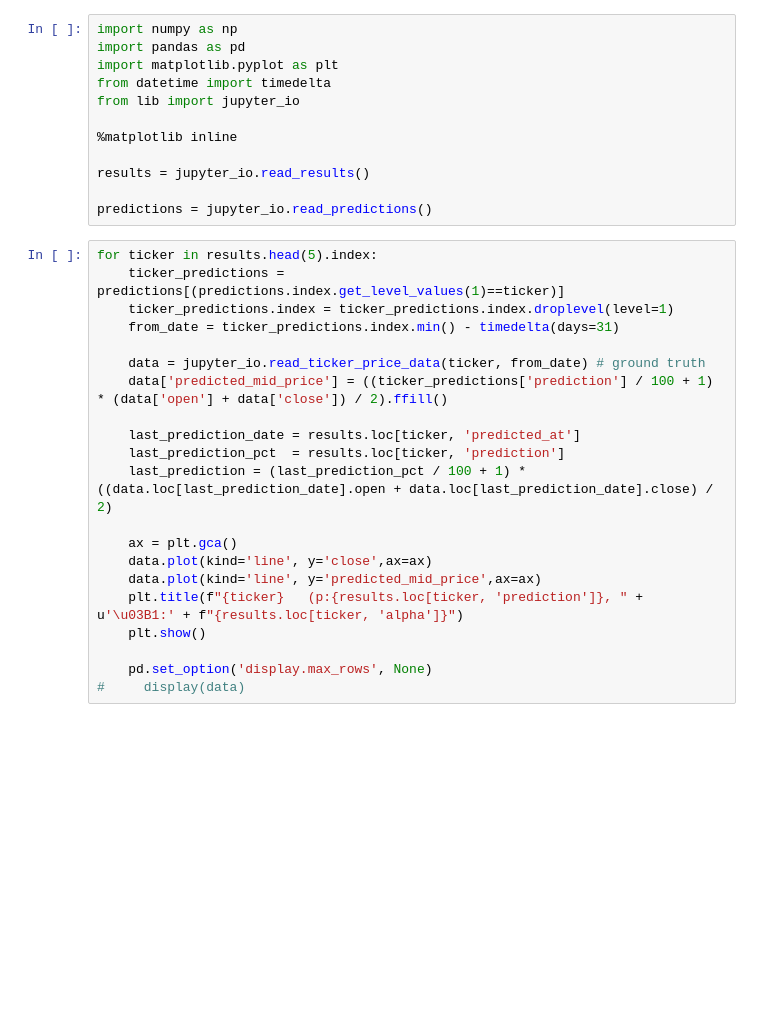
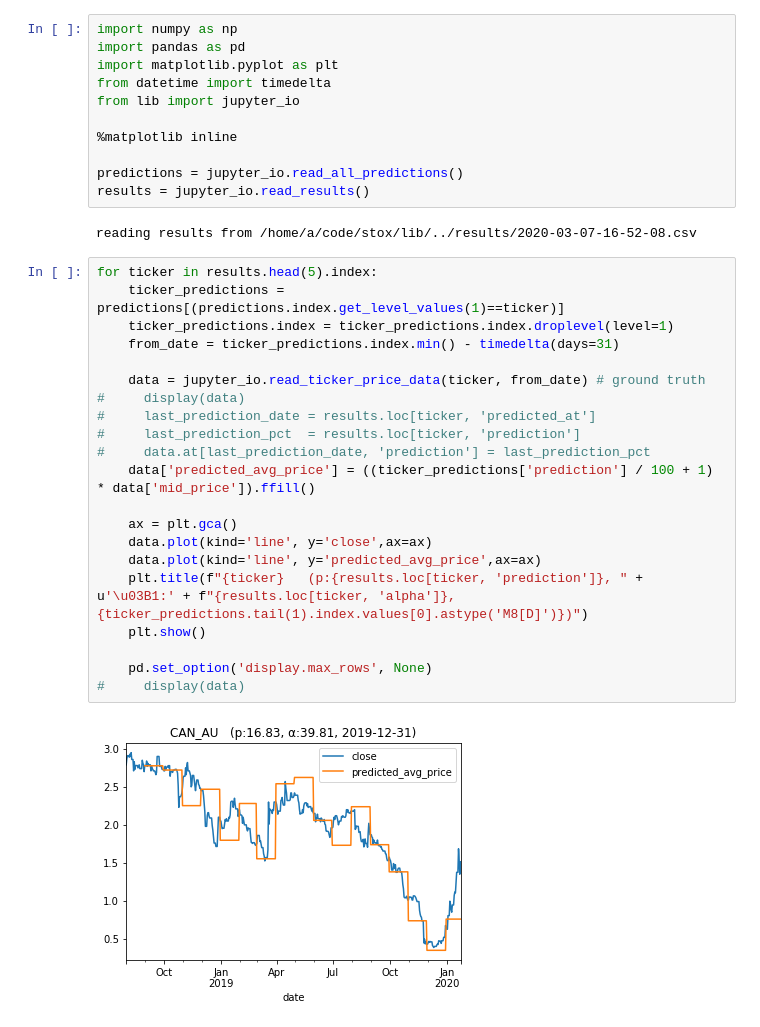
Before and after one commit to alpozcan/stox, a Jupyter notebook: visualise.ipynb, the cells around one changed output. Drawn from its saved outputs; the diff is of its cells as text; blank space fills up the shorter version.

Commit message:
Also include the last prediction on visualise notebook's graphs

```diff
--- a/visualise.ipynb
+++ b/visualise.ipynb
@@ -7,27 +7,30 @@ from lib import jupyter_io
 
 %matplotlib inline
 
+predictions = jupyter_io.read_all_predictions()
 results = jupyter_io.read_results()
-
-predictions = jupyter_io.read_predictions()
+# %% [output]
+reading results from /home/a/code/stox/lib/../results/2020-03-07-16-52-08.csv
 # %%
 for ticker in results.head(5).index:
     ticker_predictions = predictions[(predictions.index.get_level_values(1)==ticker)]
     ticker_predictions.index = ticker_predictions.index.droplevel(level=1)
     from_date = ticker_predictions.index.min() - timedelta(days=31)
 
     data = jupyter_io.read_ticker_price_data(ticker, from_date) # ground truth
-    data['predicted_mid_price'] = ((ticker_predictions['prediction'] / 100 + 1) * (data['open'] + data['close']) / 2).ffill()
-
-    last_prediction_date = results.loc[ticker, 'predicted_at']
-    last_prediction_pct  = results.loc[ticker, 'prediction']
-    last_prediction = (last_prediction_pct / 100 + 1) * ((data.loc[last_prediction_date].open + data.loc[last_prediction_date].close) / 2)
+#     display(data)
+#     last_prediction_date = results.loc[ticker, 'predicted_at']
+#     last_prediction_pct  = results.loc[ticker, 'prediction']
+#     data.at[last_prediction_date, 'prediction'] = last_prediction_pct
+    data['predicted_avg_price'] = ((ticker_predictions['prediction'] / 100 + 1) * data['mid_price']).ffill()
 
     ax = plt.gca()
     data.plot(kind='line', y='close',ax=ax)
-    data.plot(kind='line', y='predicted_mid_price',ax=ax)
-    plt.title(f"{ticker}   (p:{results.loc[ticker, 'prediction']}, " + u'\u03B1:' + f"{results.loc[ticker, 'alpha']}")
+    data.plot(kind='line', y='predicted_avg_price',ax=ax)
+    plt.title(f"{ticker}   (p:{results.loc[ticker, 'prediction']}, " + u'\u03B1:' + f"{results.loc[ticker, 'alpha']}, {ticker_predictions.tail(1).index.values[0].astype('M8[D]')})")
     plt.show()
 
     pd.set_option('display.max_rows', None)
 #     display(data)
+# %% [output]
+[figure, added]
```
Also changed, not shown: parts of 1 cell of this notebook, 2 other files.
